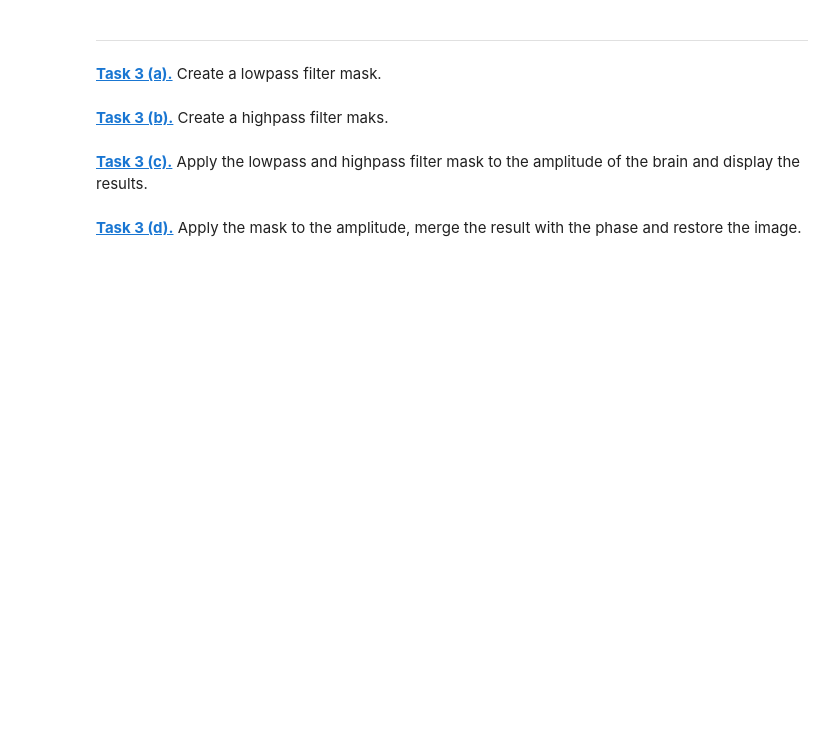
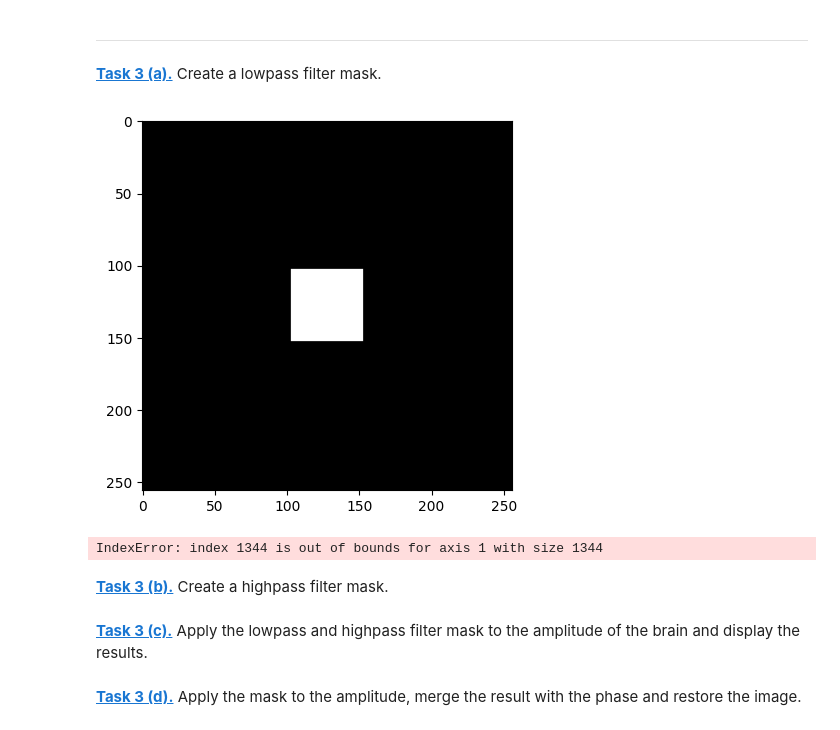
Before and after one commit to sarah-mnd/mobi-fs5-python, a Jupyter notebook: fourier.ipynb, the cells around one changed output. Cells and saved outputs as stored; diff of their text form; code cells hidden in the pictures; blank space fills up the shorter version.

Commit message:
versuch 200 lowpassmask

```diff
--- a/fourier.ipynb
+++ b/fourier.ipynb
@@ -123,2 +121,44 @@ filter_window_size = 50
+# %%
+def lowpassmask():
+    filter_window_size = 50
+    input_size = 256
+    mask = np.zeros((input_size, input_size))
+    center_y, center_x = mask.shape[0]//2, mask.shape[1]//2
+    mask[center_y - filter_window_size // 2: center_y + filter_window_size //2,
+        center_x  - filter_window_size // 2: center_x + filter_window_size // 2] = 1
+plt.imshow(mask, cmap='gray')
+plt.show()
+# %% [output]
+[figure, added]
+# %%
+
+
+
+
+""" leider falsch
+#lowpassfilter = mean filter
+def lowpassfilter(i): #Größe 50x50
+    #array erstellen nach Filterung
+    #(Pixel der 50x50 Umgebung)
+    neighborhood_sum = 0
+    n = (filter_window_size - 1) // 2
+                                #berechnet den Mittelpunkt des Filterkernels
+    img = plt.imread(f'data/NIH3T3/im/dna-{i}.png')      #das Bild wird eingelesen
+    result = np.zeros(img.shape) #als Ergebnis wird ein array voller Nullen in der Größe des Bildes definiert
+                                #und als neuer Pixelwert für den zentralen Pixel festgelegt
+    for p in np.ndindex(img.shape):  #Iteration über alle Pixelwerte des Bildes
+        if (p[0] >= n and p[0] < img.shape[0]-n and
+            p[1] >= n and p[1] < img.shape[1]-n):  #gibt es genügend Platz in den Zeilen/Spalten,
+            neighborhood_sum = 0  #Skalar für die Summe                                      #um den Filter anzuwenden?**
+            for q in np.ndindex(filter_window_size, filter_window_size):       #summiert die Werte in der Nachbarschatsumgebung auf
+                neighborhood_sum += img[p[0]-n +q[0],p[1]-n +q[1]]
+            result[p[0],p[1]] = neighborhood_sum / filter_window_size**2   #setzt den Wert des Pixels im Ergebnisbild auf den MW der Nachbarschaft
+        else:
+            result[p[0],p[1]] = 0
+    return result
+#erste Koordinate ist y, die zweite ist x
+lowpassfilter(1)"""
+# %% [output]
+IndexError: index 1344 is out of bounds for axis 1 with size 1344
 # %% [markdown]
-**[Task 3 (b).]()** Create a highpass filter maks.
+**[Task 3 (b).]()** Create a highpass filter mask.
```
Also changed, not shown: parts of 2 cells of this notebook, 1 other file.
